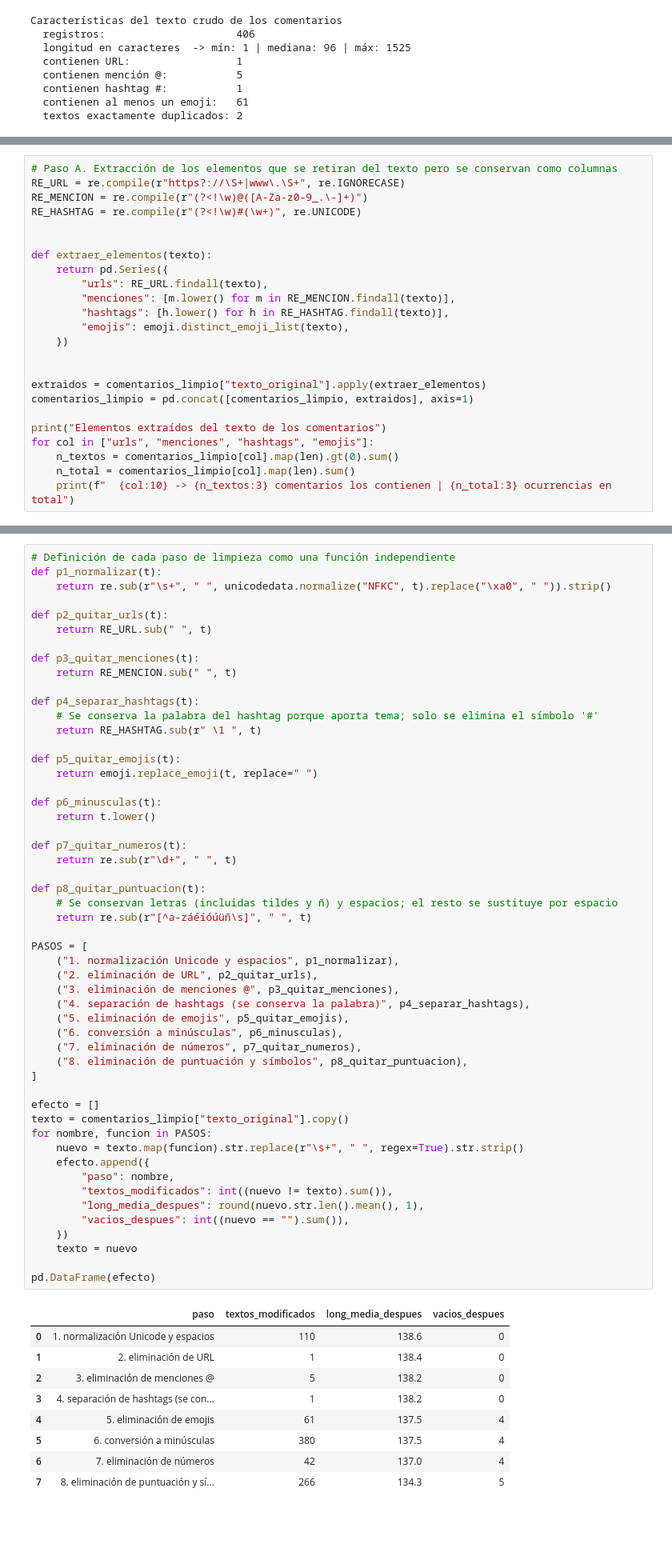
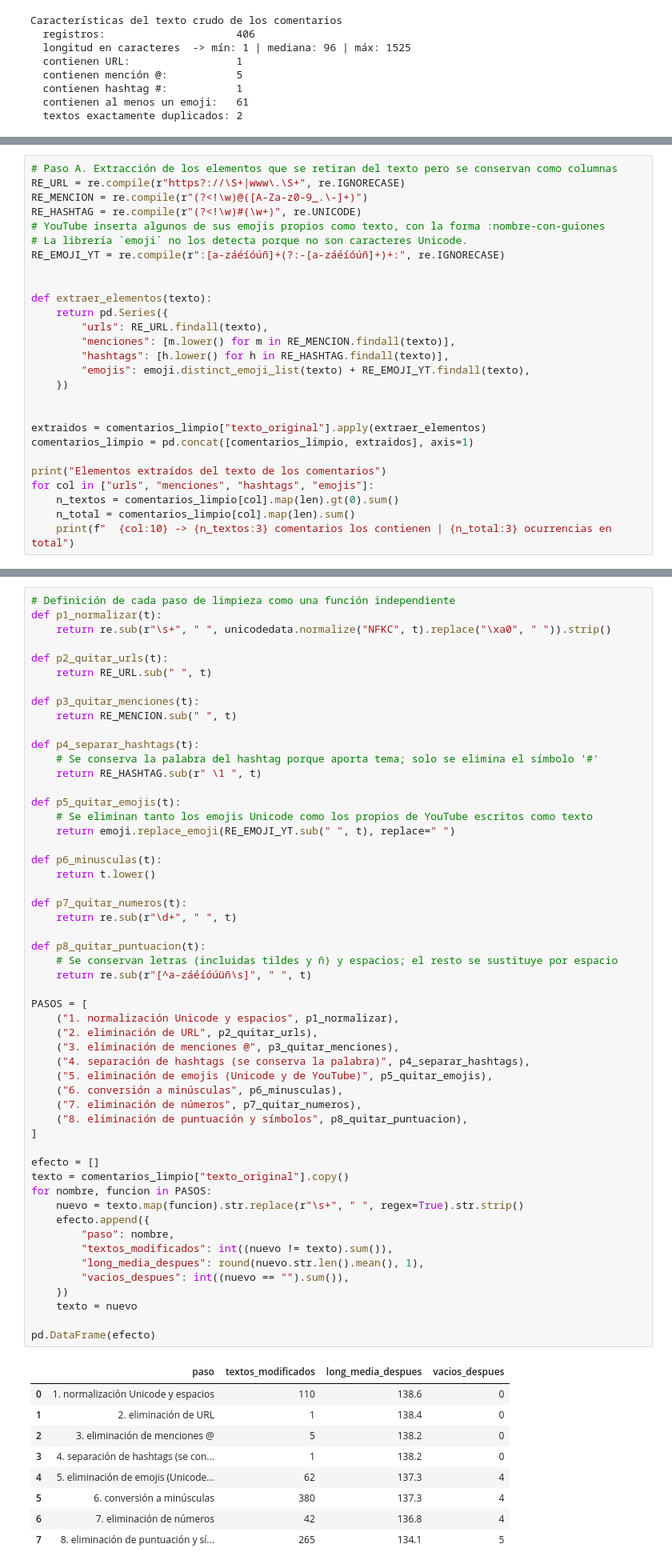
Before and after one commit to Tunchxz/CC3084-Laboratorio-6, a Jupyter notebook: notebooks/01_carga_y_limpieza.ipynb, the cells around one changed output, grey strips where cells are left out. Shown at 80% size. Saved outputs shown, nothing was run; the diff lists cells and outputs as text; blank space fills up the shorter version.

```diff
--- a/notebooks/01_carga_y_limpieza.ipynb
+++ b/notebooks/01_carga_y_limpieza.ipynb
@@ -847,6 +818,9 @@ textos modifica y así justificar su inclusión.
 RE_URL = re.compile(r"https?://\S+|www\.\S+", re.IGNORECASE)
 RE_MENCION = re.compile(r"(?<!\w)@([A-Za-z0-9_.\-]+)")
 RE_HASHTAG = re.compile(r"(?<!\w)#(\w+)", re.UNICODE)
+# YouTube inserta algunos de sus emojis propios como texto, con la forma :nombre-con-guiones
+# La librería `emoji` no los detecta porque no son caracteres Unicode.
+RE_EMOJI_YT = re.compile(r":[a-záéíóúñ]+(?:-[a-záéíóúñ]+)+:", re.IGNORECASE)
 
 
 def extraer_elementos(texto):
@@ -854,7 +828,7 @@ def extraer_elementos(texto):
         "urls": RE_URL.findall(texto),
         "menciones": [m.lower() for m in RE_MENCION.findall(texto)],
         "hashtags": [h.lower() for h in RE_HASHTAG.findall(texto)],
-        "emojis": emoji.distinct_emoji_list(texto),
+        "emojis": emoji.distinct_emoji_list(texto) + RE_EMOJI_YT.findall(texto),
     })
 
 
@@ -888,7 +862,8 @@ def p4_separar_hashtags(t):
     return RE_HASHTAG.sub(r" \1 ", t)
 
 def p5_quitar_emojis(t):
-    return emoji.replace_emoji(t, replace=" ")
+    # Se eliminan tanto los emojis Unicode como los propios de YouTube escritos como texto
+    return emoji.replace_emoji(RE_EMOJI_YT.sub(" ", t), replace=" ")
 
 def p6_minusculas(t):
     return t.lower()
@@ -902,36 +877,36 @@ def p8_quitar_puntuacion(t):
 
 PASOS = [
     ("1. normalización Unicode y espacios", p1_normalizar),
     ("2. eliminación de URL", p2_quitar_urls),
     ("3. eliminación de menciones @", p3_quitar_menciones),
     ("4. separación de hashtags (se conserva la palabra)", p4_separar_hashtags),
-    ("5. eliminación de emojis", p5_quitar_emojis),
+    ("5. eliminación de emojis (Unicode y de YouTube)", p5_quitar_emojis),
     ("6. conversión a minúsculas", p6_minusculas),
     ("7. eliminación de números", p7_quitar_numeros),
     ("8. eliminación de puntuación y símbolos", p8_quitar_puntuacion),
 ]
 
 efecto = []
 texto = comentarios_limpio["texto_original"].copy()
 for nombre, funcion in PASOS:
     nuevo = texto.map(funcion).str.replace(r"\s+", " ", regex=True).str.strip()
     efecto.append({
         "paso": nombre,
         "textos_modificados": int((nuevo != texto).sum()),
         "long_media_despues": round(nuevo.str.len().mean(), 1),
         "vacios_despues": int((nuevo == "").sum()),
     })
     texto = nuevo
 
 pd.DataFrame(efecto)
 # %% [output]
 |  | paso | textos_modificados | long_media_despues | vacios_despues |
 | 0 | 1. normalización Unicode y espacios | 110 | 138.6 | 0 |
 | 1 | 2. eliminación de URL | 1 | 138.4 | 0 |
 | 2 | 3. eliminación de menciones @ | 5 | 138.2 | 0 |
 | 3 | 4. separación de hashtags (se con... | 1 | 138.2 | 0 |
-| 4 | 5. eliminación de emojis | 61 | 137.5 | 4 |
-| 5 | 6. conversión a minúsculas | 380 | 137.5 | 4 |
-| 6 | 7. eliminación de números | 42 | 137.0 | 4 |
-| 7 | 8. eliminación de puntuación y sí... | 266 | 134.3 | 5 |
+| 4 | 5. eliminación de emojis (Unicode... | 62 | 137.3 | 4 |
+| 5 | 6. conversión a minúsculas | 380 | 137.3 | 4 |
+| 6 | 7. eliminación de números | 42 | 136.8 | 4 |
+| 7 | 8. eliminación de puntuación y sí... | 265 | 134.1 | 5 |
 # %% [markdown]
```
Also changed, not shown: parts of 15 cells of this notebook, 1 other file.
